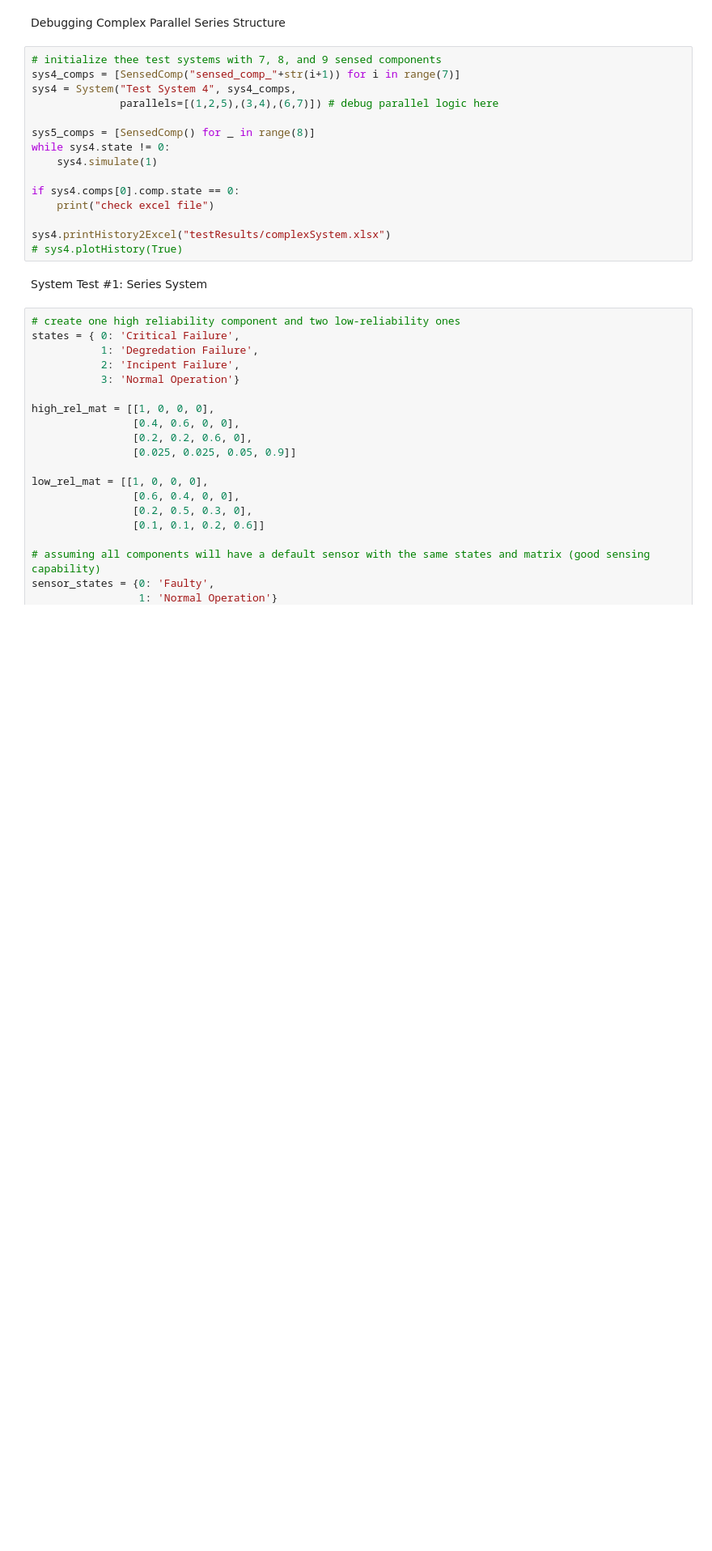
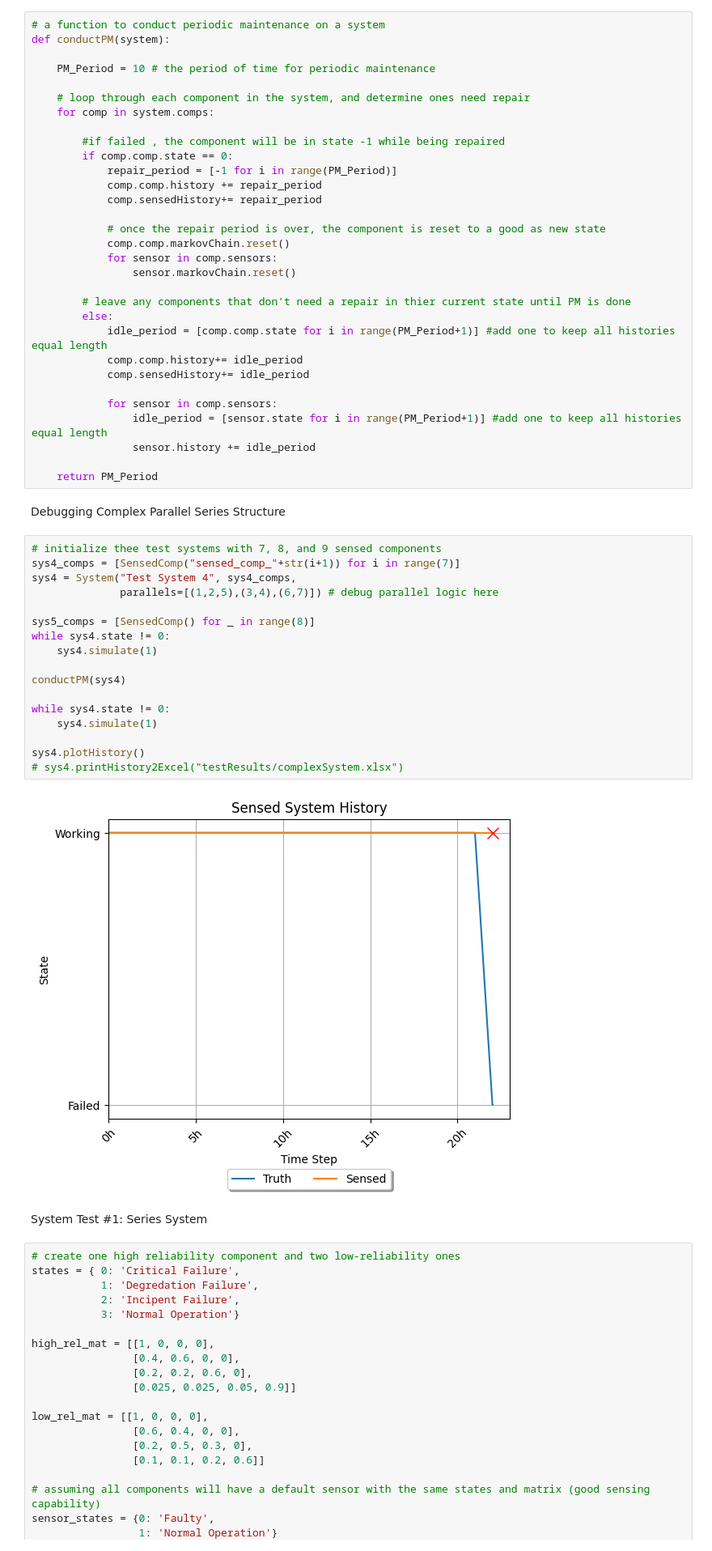
Before and after one commit to andreyaW/KISS, a Jupyter notebook: shipClassTests/system_test.ipynb, the cells around one changed output. Shown at 81% size. Cells and saved outputs as stored; diff of their text form; blank space fills up the shorter version.

Commit message:
still fixing maintenance function

```diff
--- a/shipClassTests/system_test.ipynb
+++ b/shipClassTests/system_test.ipynb
@@ -5,23 +5,58 @@ sys.path.append('..')
 
 from shipClass.SensedComp import SensedComp
 from shipClass.System import System
+# %%
+# a function to conduct periodic maintenance on a system
+def conductPM(system):
+
+    PM_Period = 10 # the period of time for periodic maintenance
+
+    # loop through each component in the system, and determine ones need repair
+    for comp in system.comps:
+
+        #if failed , the component will be in state -1 while being repaired
+        if comp.comp.state == 0:
+            repair_period = [-1 for i in range(PM_Period)]
+            comp.comp.history += repair_period
+            comp.sensedHistory+= repair_period
+
+            # once the repair period is over, the component is reset to a good as new state
+            comp.comp.markovChain.reset()
+            for sensor in comp.sensors:
+                sensor.markovChain.reset()
+
+        # leave any components that don't need a repair in thier current state until PM is done
+        else:
+            idle_period = [comp.comp.state for i in range(PM_Period+1)] #add one to keep all histories equal length
+            comp.comp.history+= idle_period
+            comp.sensedHistory+= idle_period
+
+            for sensor in comp.sensors:
+                idle_period = [sensor.state for i in range(PM_Period+1)] #add one to keep all histories equal length
+                sensor.history += idle_period
+
+    return PM_Period
 # %% [markdown]
 Debugging Complex Parallel Series Structure
 # %%
 # initialize thee test systems with 7, 8, and 9 sensed components
 sys4_comps = [SensedComp("sensed_comp_"+str(i+1)) for i in range(7)]
 sys4 = System("Test System 4", sys4_comps,
               parallels=[(1,2,5),(3,4),(6,7)]) # debug parallel logic here
 
 sys5_comps = [SensedComp() for _ in range(8)]
 while sys4.state != 0:
     sys4.simulate(1)
 
-if sys4.comps[0].comp.state == 0:
-    print("check excel file")
+conductPM(sys4)
 
-sys4.printHistory2Excel("testResults/complexSystem.xlsx")
-# sys4.plotHistory(True)
+while sys4.state != 0:
+    sys4.simulate(1)
+
+sys4.plotHistory()
+# sys4.printHistory2Excel("testResults/complexSystem.xlsx")
+# %% [output]
+[figure, added]
 # %% [markdown]
 System Test #1: Series System
 # %%
```
Also changed, not shown: parts of 3 cells of this notebook, 18 other files.
